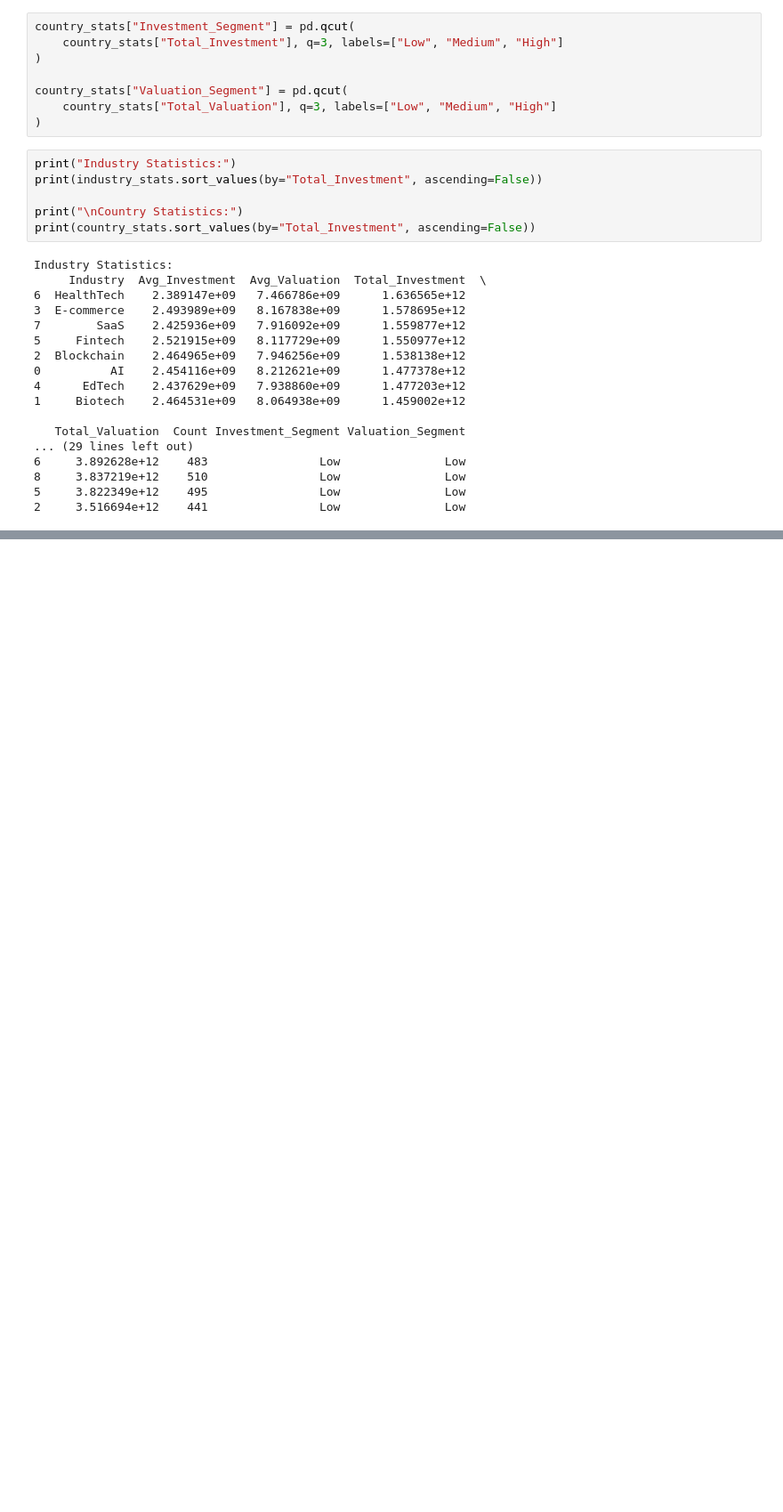
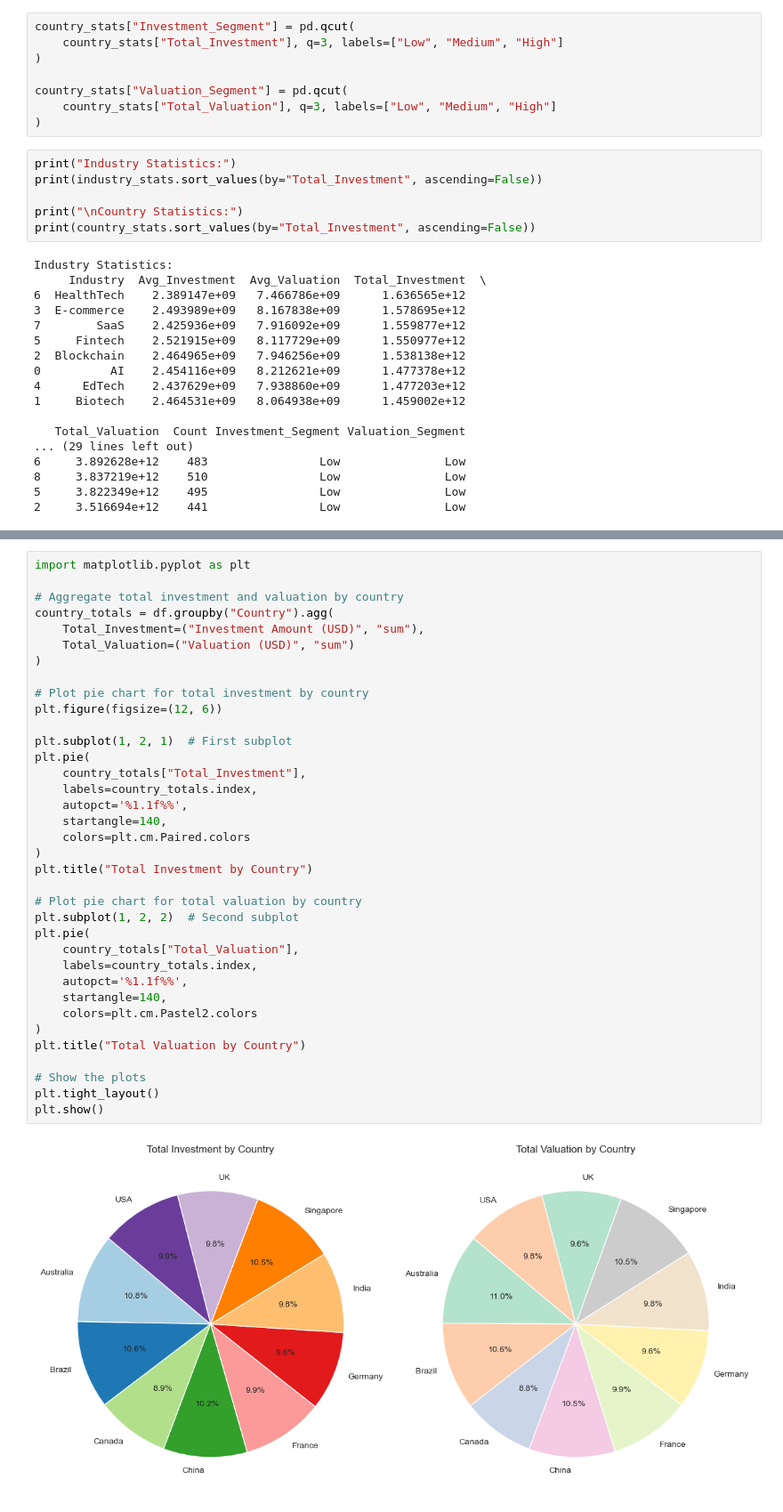
Before and after one commit to SheryllD/Project_Investment_Analysis, a Jupyter notebook: cleaningdata.ipynb, the cells around one changed output, grey strips where cells are left out. Shown: that part at 89% size. Drawn from its saved outputs; the diff is of its cells as text; blank space fills up the shorter version.

```diff
--- a/cleaningdata.ipynb
+++ b/cleaningdata.ipynb
@@ -329,0 +507,38 @@ Industry Statistics:
+# %%
+import matplotlib.pyplot as plt
+
+# Aggregate total investment and valuation by country
+country_totals = df.groupby("Country").agg(
+    Total_Investment=("Investment Amount (USD)", "sum"),
+    Total_Valuation=("Valuation (USD)", "sum")
+)
+
+# Plot pie chart for total investment by country
+plt.figure(figsize=(12, 6))
+
+plt.subplot(1, 2, 1)  # First subplot
+plt.pie(
+    country_totals["Total_Investment"],
+    labels=country_totals.index,
+    autopct='%1.1f%%',
+    startangle=140,
+    colors=plt.cm.Paired.colors
+)
+plt.title("Total Investment by Country")
+
+# Plot pie chart for total valuation by country
+plt.subplot(1, 2, 2)  # Second subplot
+plt.pie(
+    country_totals["Total_Valuation"],
+    labels=country_totals.index,
+    autopct='%1.1f%%',
+    startangle=140,
+    colors=plt.cm.Pastel2.colors
+)
+plt.title("Total Valuation by Country")
+
+# Show the plots
+plt.tight_layout()
+plt.show()
+# %% [output]
+[figure, added]
```
Also changed, not shown: parts of 6 cells of this notebook, 1 other file.
